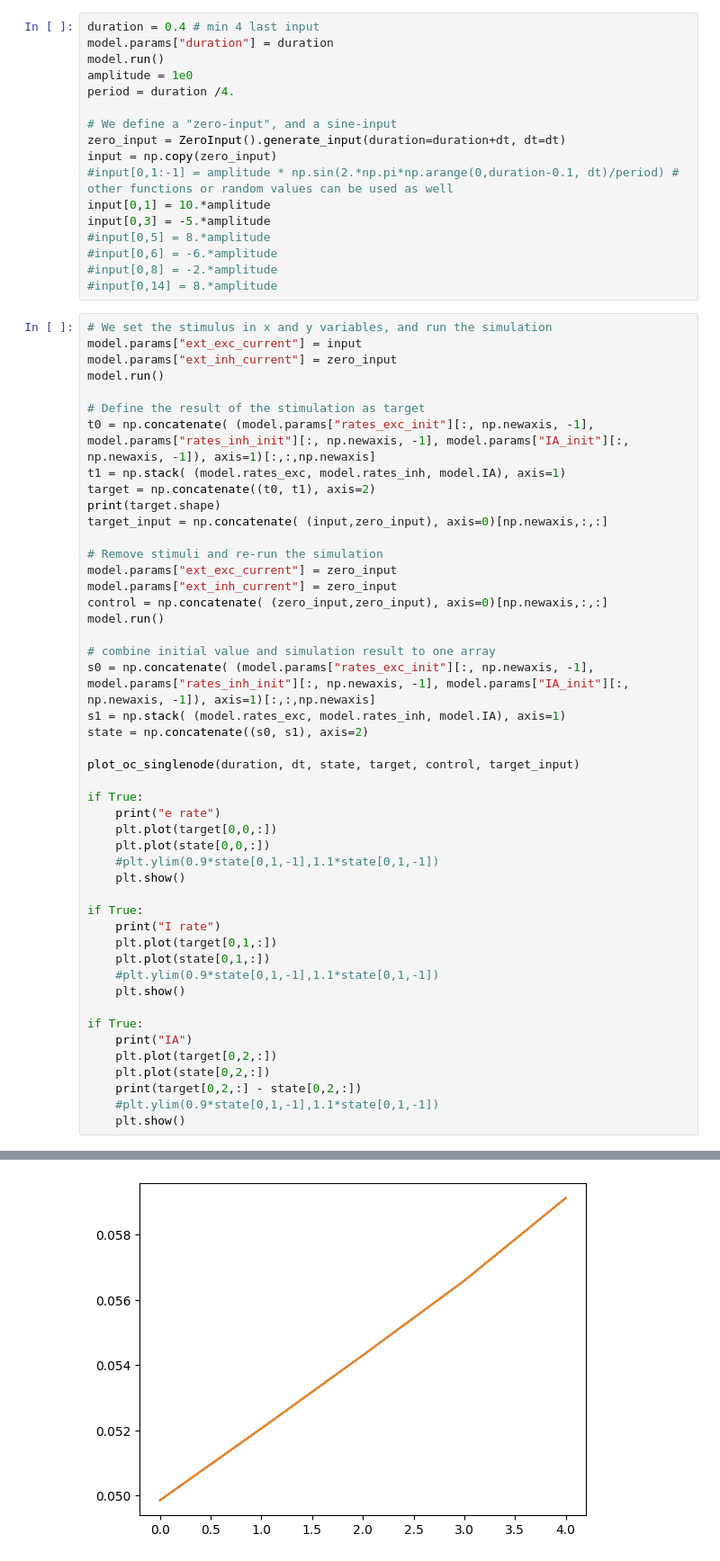
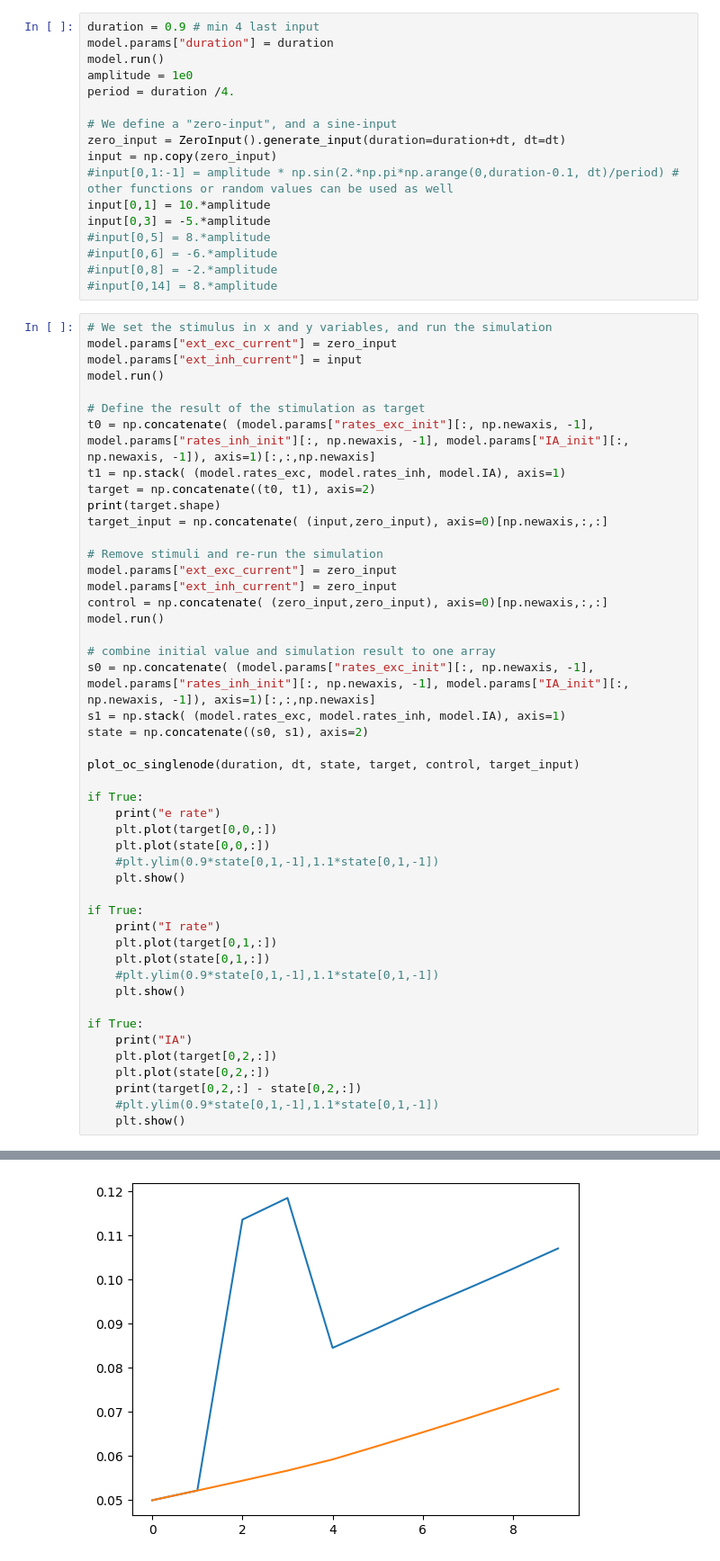
Before and after one commit to neurolib-dev/neurolib, a Jupyter notebook: examples/example-5-optimal-control/example-5.5-oc-aln-model-deterministic.ipynb, the cells around one changed output, grey strips where cells are left out. Shown at 90% size. Cells and saved outputs as stored; diff of their text form.

```diff
--- a/examples/example-5-optimal-control/example-5.5-oc-aln-model-deterministic.ipynb
+++ b/examples/example-5-optimal-control/example-5.5-oc-aln-model-deterministic.ipynb
@@ -90,5 +77,5 @@ final sie =  [0.00280174 0.00280174 0.00280174]
 # %%
-duration = 0.4 # min 4 last input
+duration = 0.9 # min 4 last input
 model.params["duration"] = duration
 model.run()
 amplitude = 1e0
@@ -106,8 +93,8 @@ input[0,3] = -5.*amplitude
 #input[0,14] = 8.*amplitude
 # %%
 # We set the stimulus in x and y variables, and run the simulation
-model.params["ext_exc_current"] = input
-model.params["ext_inh_current"] = zero_input
+model.params["ext_exc_current"] = zero_input
+model.params["ext_inh_current"] = input
 model.run()
 
 # Define the result of the stimulation as target
@@ -159,3 +146,3 @@ e rate
 I rate
-[figure, old version]
+[figure, new version]
 IA
```
Also changed, not shown: parts of 9 cells of this notebook, 7 other files.
